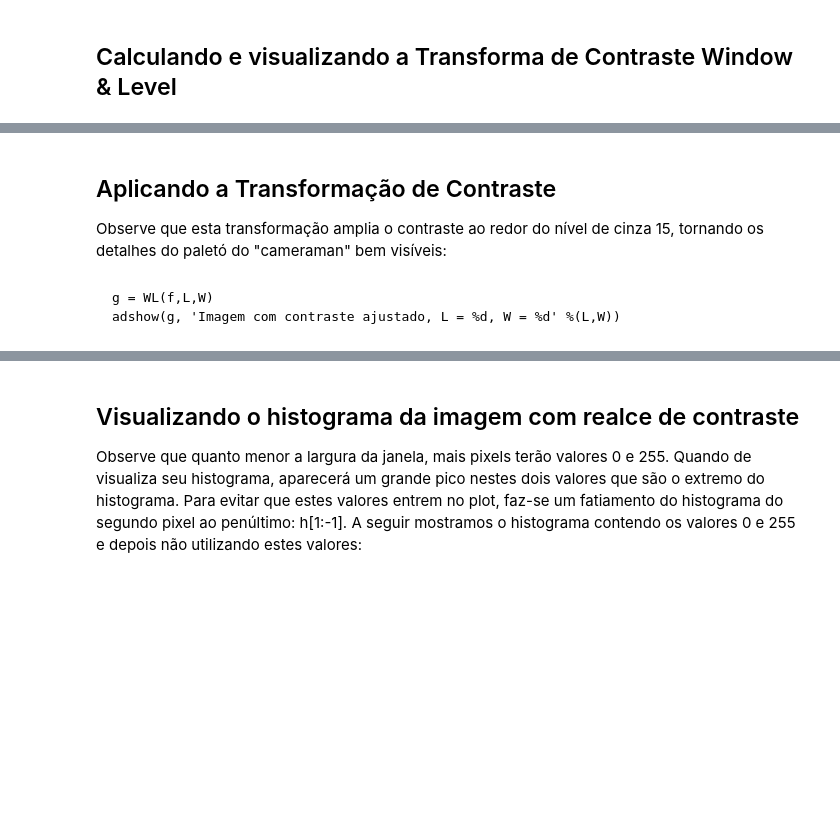
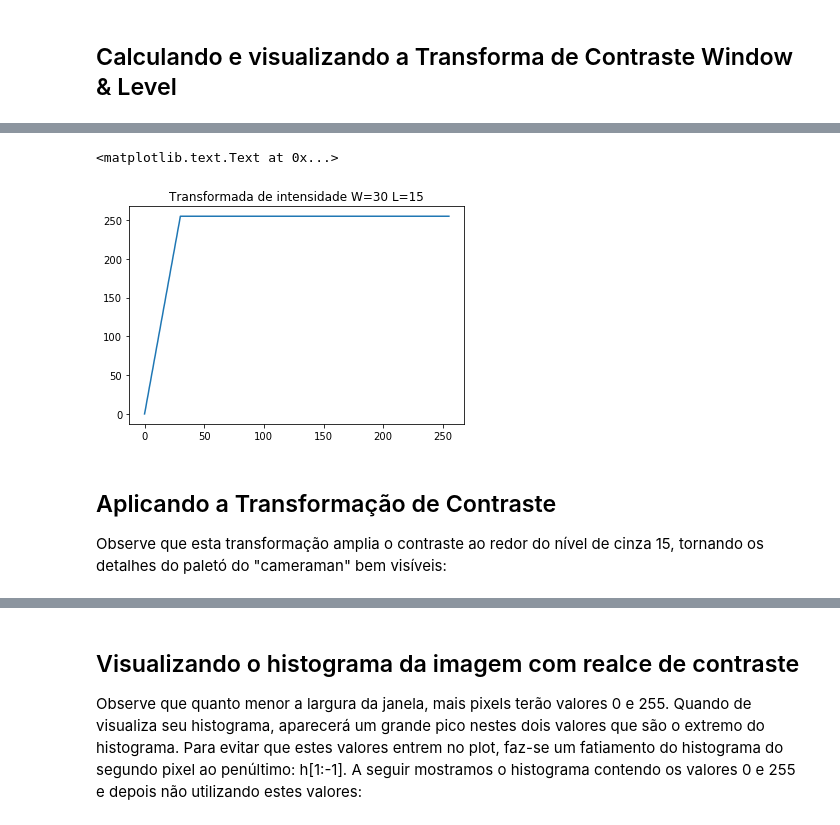
Before and after one commit to robertoalotufo/ia898, a Jupyter notebook: master/tutorial_contraste_iterativo_2.ipynb, the cells around one changed output, grey strips where cells are left out. Cells and saved outputs as stored; diff of their text form; code cells hidden in the pictures; blank space fills up the shorter version.

```diff
--- a/master/tutorial_contraste_iterativo_2.ipynb
+++ b/master/tutorial_contraste_iterativo_2.ipynb
@@ -79,8 +86,16 @@ NameError: name 'adreadgray' is not defined
+# %%
+W = 30
+L = 15
+Tw = TWL(L,W)
+plt.plot(Tw)
+#plt.ylabel('Output intensity')
+#plt.xlabel('Input intensity')
+plt.title('Transformada de intensidade W=%d L=%d' % (W,L))
+# %% [output]
+<matplotlib.text.Text at 0x...>
+[figure, added]
 # %% [markdown]
 ## Aplicando a Transformação de Contraste
 
 Observe que esta transformação amplia o contraste ao redor do nível de
 cinza 15, tornando os detalhes do paletó do "cameraman" bem visíveis:
-# %% [markdown]
-    g = WL(f,L,W)
-    adshow(g, 'Imagem com contraste ajustado, L = %d, W = %d' %(L,W))
```
Also changed, not shown: parts of 8 cells of this notebook, 5 other files.
